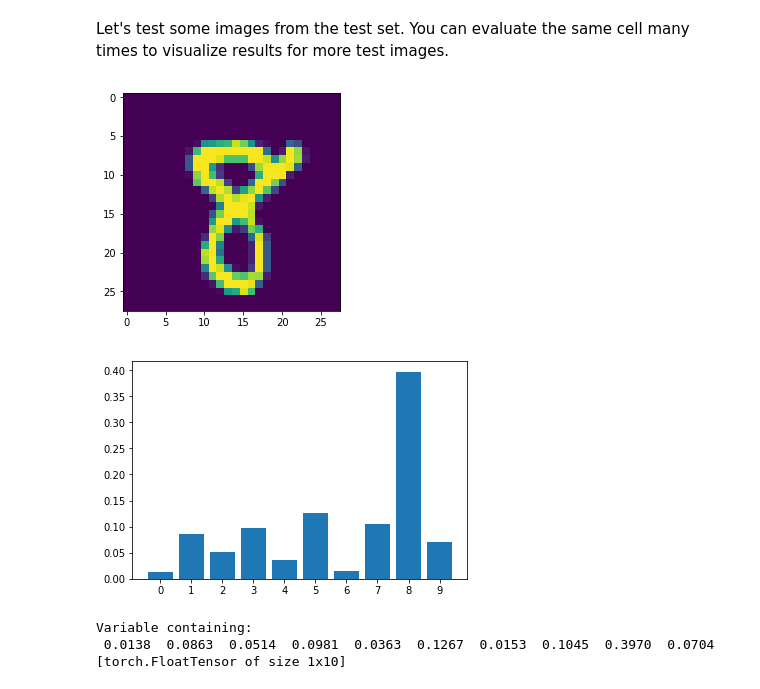
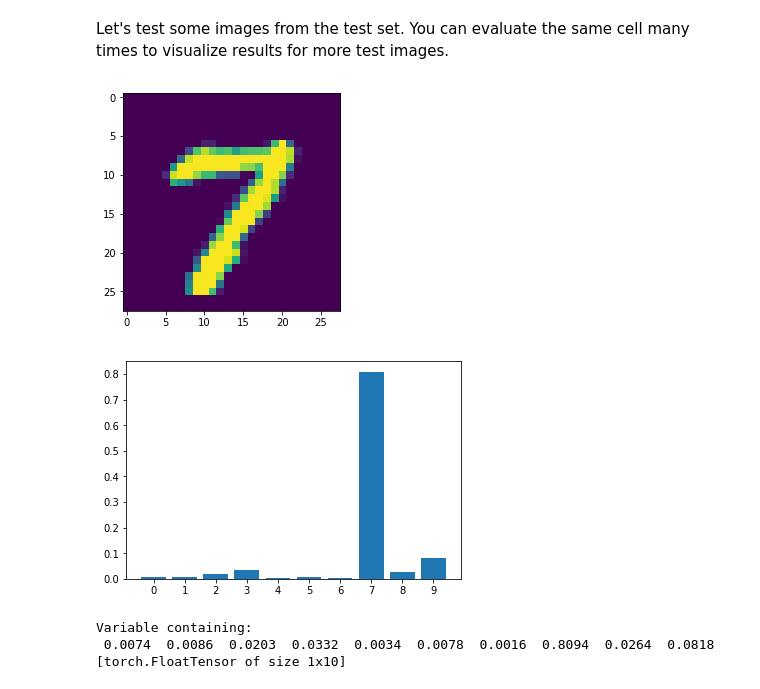
Before and after one commit to probprog/CSCS-summer-school-2017, a Jupyter notebook: exercises/exercise-2-pytorch/CSCS-summer-school-2017-exercise-2.ipynb, the cells around one changed output. Drawn from its saved outputs; the diff is of its cells as text; code cells hidden in the pictures.

```diff
--- a/exercises/exercise-2-pytorch/CSCS-summer-school-2017-exercise-2.ipynb
+++ b/exercises/exercise-2-pytorch/CSCS-summer-school-2017-exercise-2.ipynb
@@ -342,22 +356,23 @@ Test set: Average loss: 0.8338, Accuracy: 8115/10000 (81%)
 Let's test some images from the test set. You can evaluate the same cell many times to visualize results for more test images.
 # %%
 import itertools
-index = 3
+index = 12
 a = list(itertools.islice(test_loader, index))
 test_image = a[0][0][0]
 test_label = a[0][1][0]
 
 test_output = model(Variable(test_image.unsqueeze(0)))
 values, indices = torch.max(test_output, 0)
+
 imshow(test_image[0])
 fig, ax = plt.subplots()
 ax.bar(range(10),F.softmax(values).data.numpy()[0])
 ax.set_xticks(np.arange(10))
 plt.show()
 print(F.softmax(values))
 # %% [output]
-[figure, old version]
+[figure, new version]
-[figure, old version]
+[figure, new version]
 Variable containing:
- 0.0138  0.0863  0.0514  0.0981  0.0363  0.1267  0.0153  0.1045  0.3970  0.0704
+ 0.0074  0.0086  0.0203  0.0332  0.0034  0.0078  0.0016  0.8094  0.0264  0.0818
 [torch.FloatTensor of size 1x10]
```
Also changed, not shown: parts of 8 cells of this notebook.
